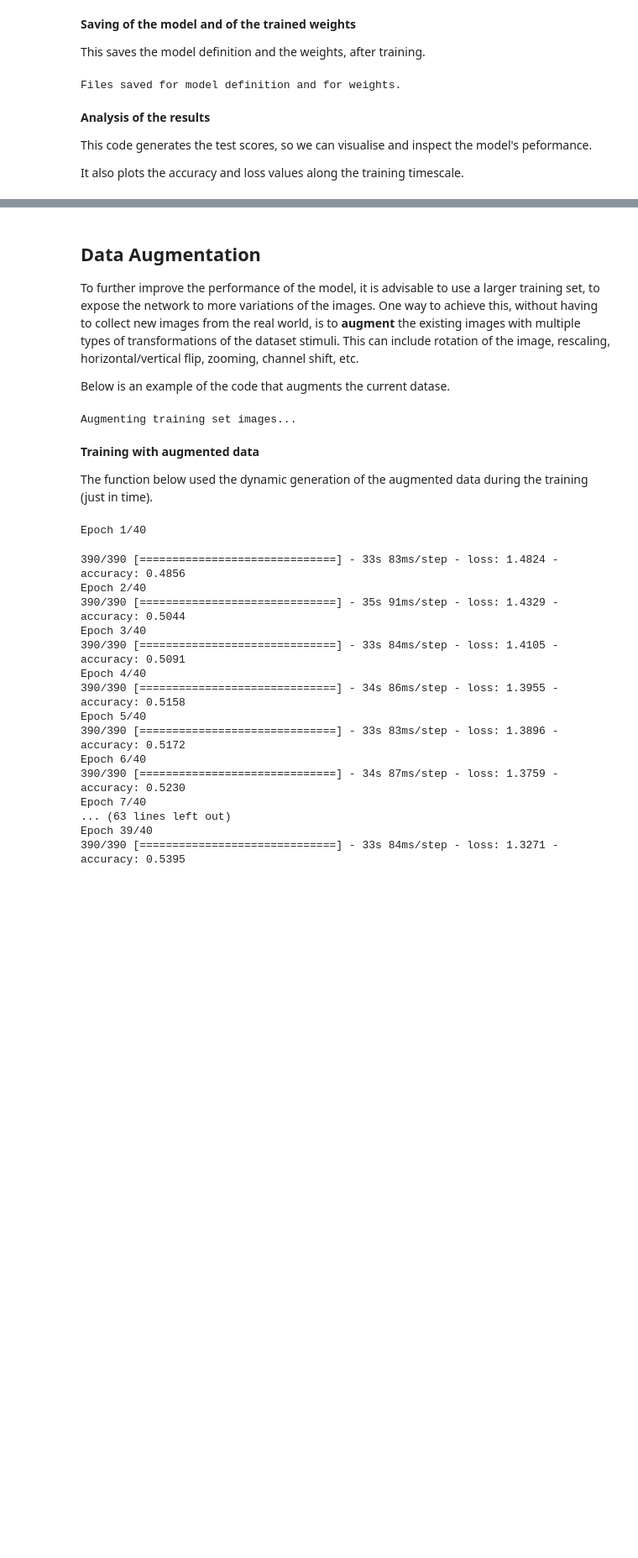
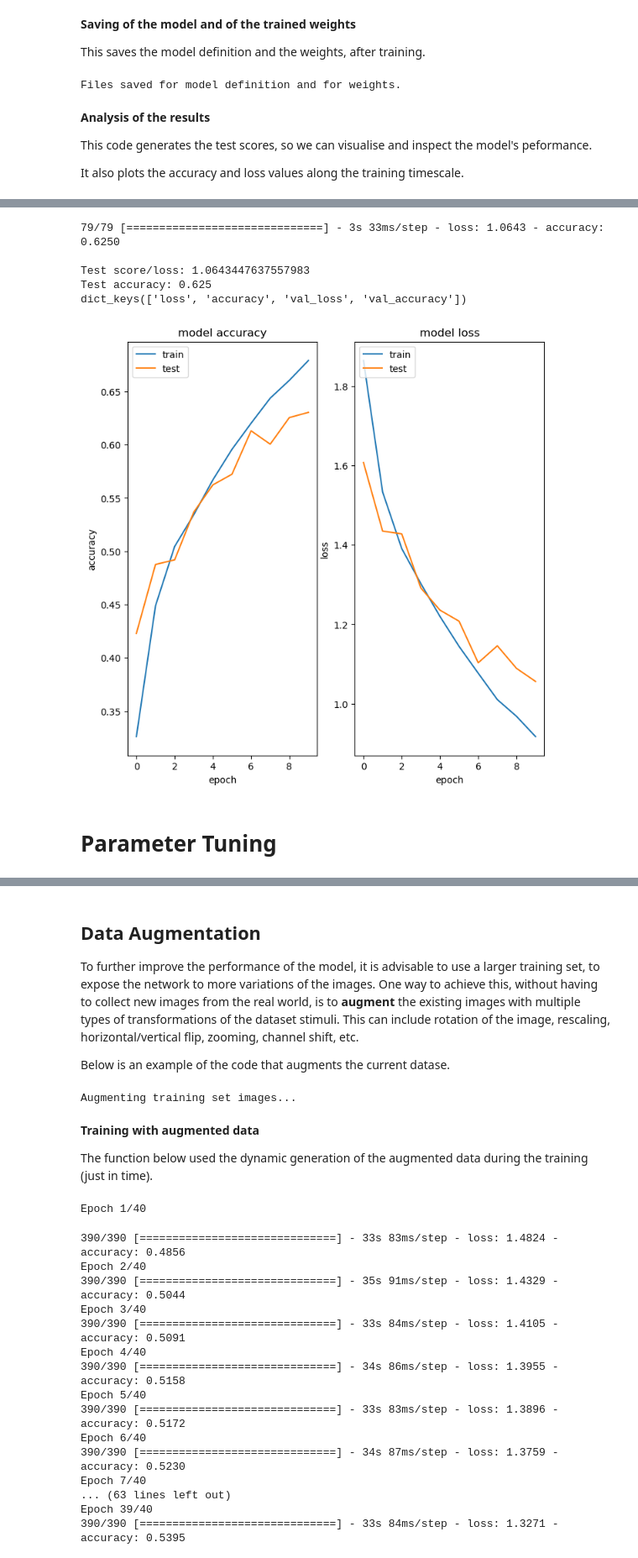
Before and after one commit to mm849/Computer-Vision-Classification, a Jupyter notebook: notebooks/trial1.ipynb, the cells around one changed output, grey strips where cells are left out. Shown at 84% size. Saved outputs shown, nothing was run; the diff lists cells and outputs as text; code cells hidden in the pictures; blank space fills up the shorter version.

Commit message:
param_tuning_2

```diff
--- a/notebooks/trial1.ipynb
+++ b/notebooks/trial1.ipynb
@@ -431,0 +362,18 @@ dict_keys(['loss', 'accuracy', 'val_loss', 'val_accuracy'])
+# %%
+model = Sequential()
+model.add(Conv2D(32, (3, 3), activation='relu', kernel_initializer='he_uniform', padding='same', input_shape=(32, 32, 3)))
+model.add(Conv2D(32, (3, 3), activation='relu', kernel_initializer='he_uniform', padding='same'))
+model.add(MaxPooling2D((2, 2)))
+model.add(Conv2D(64, (3, 3), activation='relu', kernel_initializer='he_uniform', padding='same'))
+model.add(Conv2D(64, (3, 3), activation='relu', kernel_initializer='he_uniform', padding='same'))
+model.add(MaxPooling2D((2, 2)))
+model.add(Conv2D(128, (3, 3), activation='relu', kernel_initializer='he_uniform', padding='same'))
+model.add(Conv2D(128, (3, 3), activation='relu', kernel_initializer='he_uniform', padding='same'))
+model.add(MaxPooling2D((2, 2)))
+model.add(Flatten())
+model.add(Dense(128, activation='relu', kernel_initializer='he_uniform'))
+model.add(Dense(10, activation='softmax'))
+# compile model
+opt = SGD(lr=0.001, momentum=0.9)
+model.compile(optimizer=opt, loss='categorical_crossentropy', metrics=['accuracy'])
+model.summary()
@@ -431,0 +398,2 @@ dict_keys(['loss', 'accuracy', 'val_loss', 'val_accuracy'])
+# %%
+history = model.fit(input_X_train, output_Y_train, batch_size=BATCH_SIZE, epochs=10, validation_split=VALIDATION_SPLIT,  verbose=VERBOSE)
@@ -431,0 +421,38 @@ dict_keys(['loss', 'accuracy', 'val_loss', 'val_accuracy'])
+# %%
+#Testing
+score = model.evaluate(input_X_test, output_Y_test, batch_size=BATCH_SIZE, verbose=VERBOSE)
+print("\nTest score/loss:", score[0])
+print('Test accuracy:', score[1])
+
+# list all data in history
+print(history.history.keys())
+
+# summarize history for accuracy
+#plt.plot(mo)
+plt.figure(figsize=(8,8))
+plt.subplot(1,2,1)
+plt.plot(history.history['accuracy'])
+plt.plot(history.history['val_accuracy'])
+plt.title('model accuracy')
+plt.ylabel('accuracy')
+plt.xlabel('epoch')
+plt.legend(['train', 'test'], loc='upper left')
+
+# summarize history for loss
+plt.subplot(1,2,2)
+plt.plot(history.history['loss'])
+plt.plot(history.history['val_loss'])
+plt.title('model loss')
+plt.ylabel('loss')
+plt.xlabel('epoch')
+plt.legend(['train', 'test'], loc='upper left')
+plt.show()
+# %% [output]
+79/79 [==============================] - 3s 33ms/step - loss: 1.0643 - accuracy: 0.6250
+
+Test score/loss: 1.0643447637557983
+Test accuracy: 0.625
+dict_keys(['loss', 'accuracy', 'val_loss', 'val_accuracy'])
+[figure, added]
+# %% [markdown]
+# Parameter Tuning
```
Also changed, not shown: parts of 22 cells of this notebook, 22 other files.
